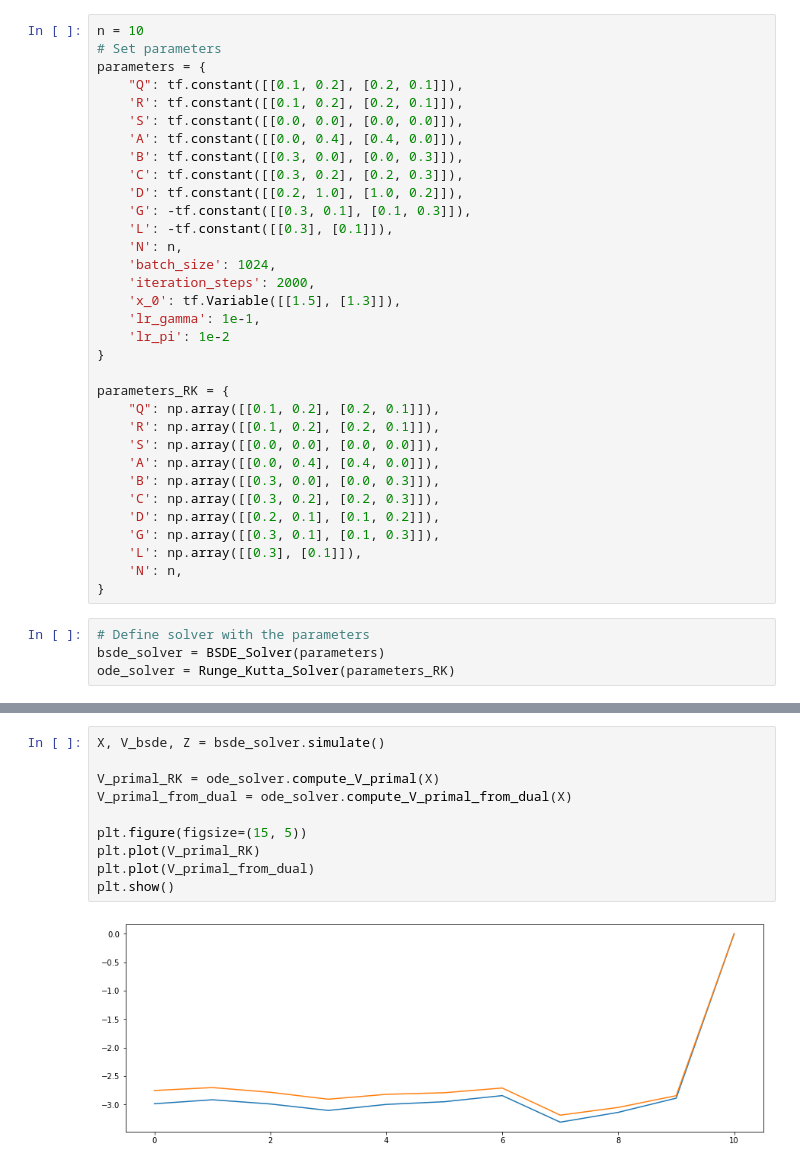
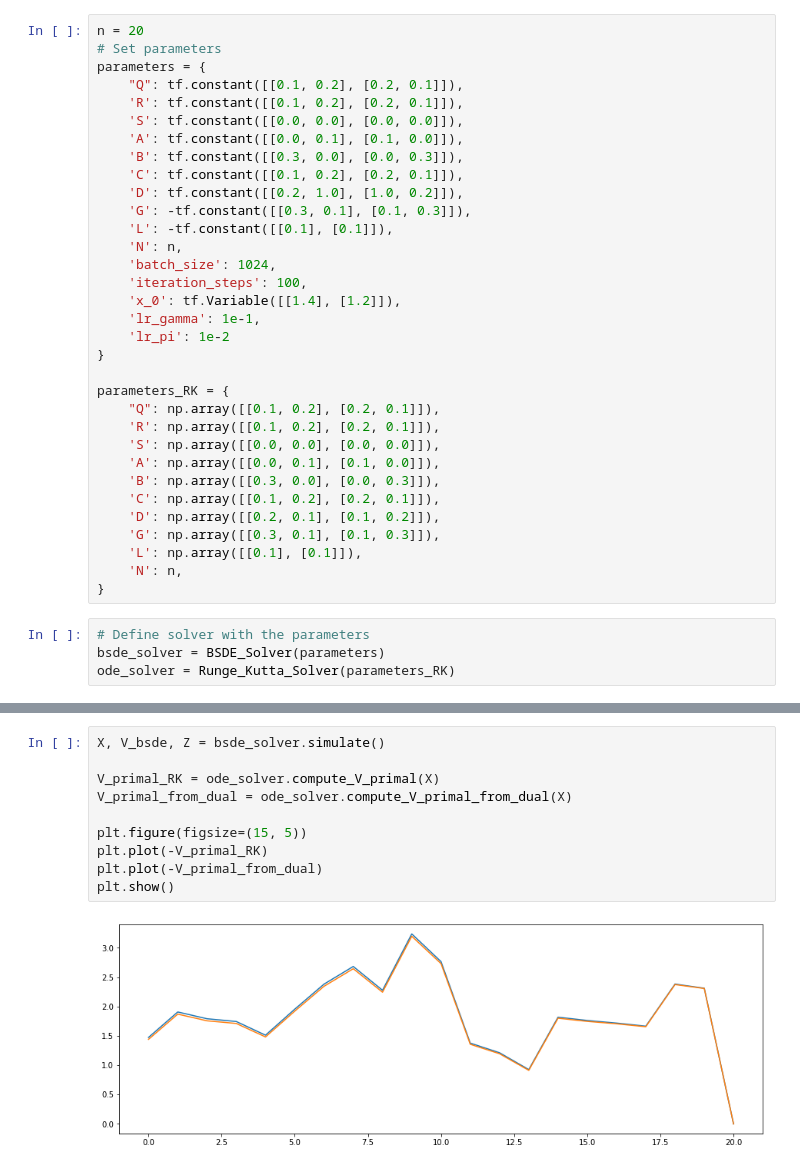
Before and after one commit to ivannkirev/Stochastic-Control-in-Mathematical-Finance, a Jupyter notebook: BSDE Algorithm/results.ipynb, the cells around one changed output, grey strips where cells are left out. Saved outputs shown, nothing was run; the diff lists cells and outputs as text.

```diff
--- a/BSDE Algorithm/results.ipynb
+++ b/BSDE Algorithm/results.ipynb
@@ -7,22 +7,22 @@ from Runge_Kutta_Solver import Runge_Kutta_Solver
 import os
 os.environ['TF_CPP_MIN_LOG_LEVEL'] = '2'  # Remove warnings
 # %%
-n = 10
+n = 20
 # Set parameters
 parameters = {
     "Q": tf.constant([[0.1, 0.2], [0.2, 0.1]]),
     'R': tf.constant([[0.1, 0.2], [0.2, 0.1]]),
     'S': tf.constant([[0.0, 0.0], [0.0, 0.0]]),
-    'A': tf.constant([[0.0, 0.4], [0.4, 0.0]]),
+    'A': tf.constant([[0.0, 0.1], [0.1, 0.0]]),
     'B': tf.constant([[0.3, 0.0], [0.0, 0.3]]),
-    'C': tf.constant([[0.3, 0.2], [0.2, 0.3]]),
+    'C': tf.constant([[0.1, 0.2], [0.2, 0.1]]),
     'D': tf.constant([[0.2, 1.0], [1.0, 0.2]]),
     'G': -tf.constant([[0.3, 0.1], [0.1, 0.3]]),
-    'L': -tf.constant([[0.3], [0.1]]),
+    'L': -tf.constant([[0.1], [0.1]]),
     'N': n,
     'batch_size': 1024,
-    'iteration_steps': 2000,
-    'x_0': tf.Variable([[1.5], [1.3]]),
+    'iteration_steps': 100,
+    'x_0': tf.Variable([[1.4], [1.2]]),
     'lr_gamma': 1e-1,
     'lr_pi': 1e-2
 }
@@ -31,12 +31,12 @@ parameters_RK = {
     "Q": np.array([[0.1, 0.2], [0.2, 0.1]]),
     'R': np.array([[0.1, 0.2], [0.2, 0.1]]),
     'S': np.array([[0.0, 0.0], [0.0, 0.0]]),
-    'A': np.array([[0.0, 0.4], [0.4, 0.0]]),
+    'A': np.array([[0.0, 0.1], [0.1, 0.0]]),
     'B': np.array([[0.3, 0.0], [0.0, 0.3]]),
-    'C': np.array([[0.3, 0.2], [0.2, 0.3]]),
+    'C': np.array([[0.1, 0.2], [0.2, 0.1]]),
     'D': np.array([[0.2, 0.1], [0.1, 0.2]]),
     'G': np.array([[0.3, 0.1], [0.1, 0.3]]),
-    'L': np.array([[0.3], [0.1]]),
+    'L': np.array([[0.1], [0.1]]),
     'N': n,
 }
 # %%
@@ -66,15 +72,15 @@ bsde_solver.plot("losses")
 # %%
 X, V_bsde, Z = bsde_solver.simulate()
 
 V_primal_RK = ode_solver.compute_V_primal(X)
 V_primal_from_dual = ode_solver.compute_V_primal_from_dual(X)
 
 plt.figure(figsize=(15, 5))
-plt.plot(V_primal_RK)
-plt.plot(V_primal_from_dual)
+plt.plot(-V_primal_RK)
+plt.plot(-V_primal_from_dual)
 plt.show()
 # %% [output]
-[figure, old version]
+[figure, new version]
 # %%
 plt.figure(figsize=(15, 5))
 plt.plot(-V_primal_from_dual, label="Analytical solution")
```
Also changed, not shown: parts of 4 cells of this notebook, 5 other files.
